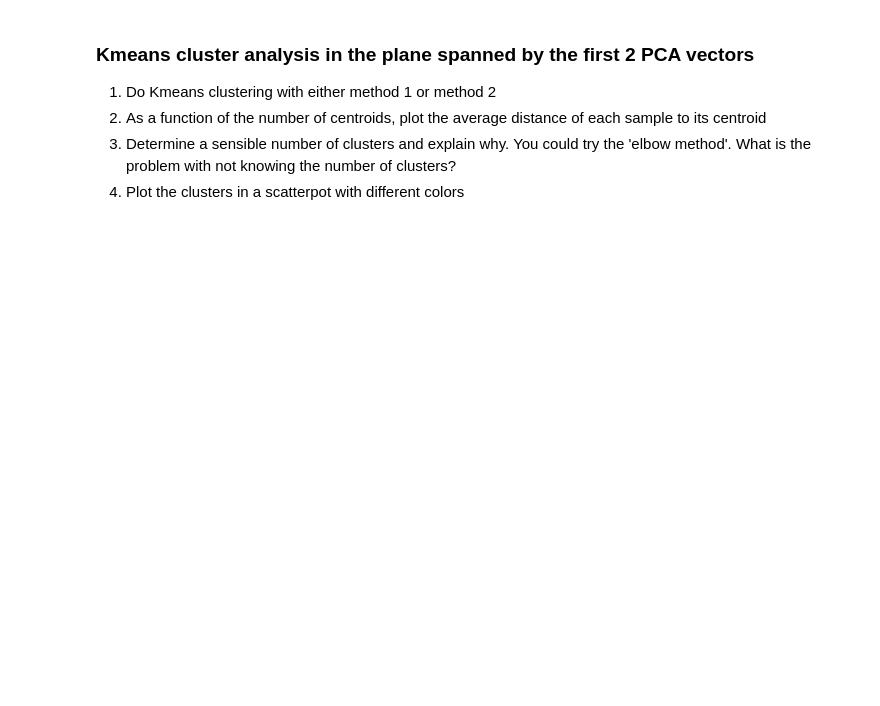
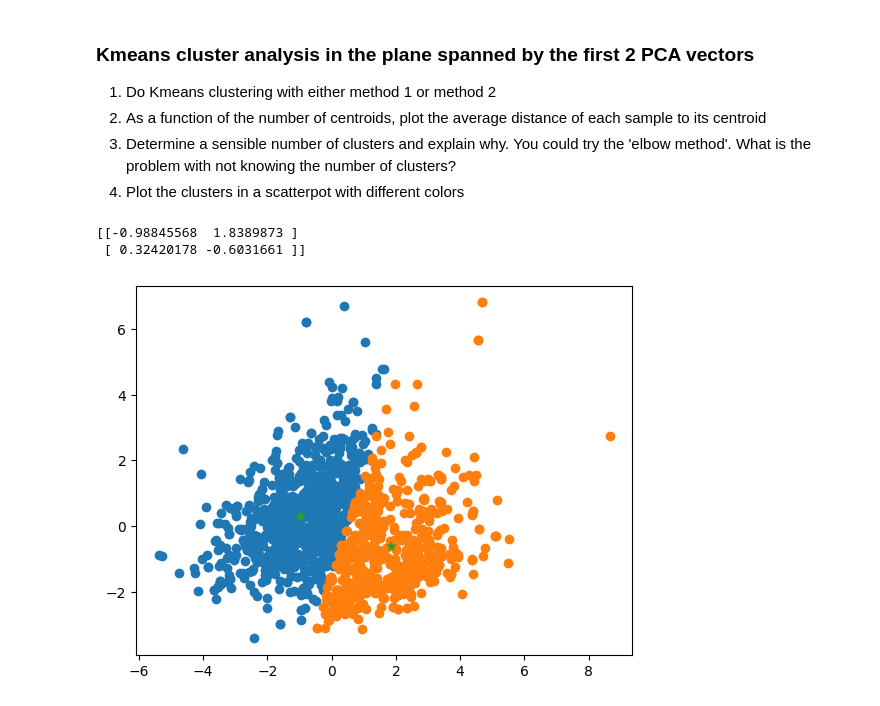
Before and after one commit to BenVigos/Machine-Learning, a Jupyter notebook: Assignment 3/Kmeans_assignment_2025_student.ipynb, the cells around one changed output. Saved outputs shown, nothing was run; the diff lists cells and outputs as text; code cells hidden in the pictures; blank space fills up the shorter version.

```diff
--- a/Assignment 3/Kmeans_assignment_2025_student.ipynb
+++ b/Assignment 3/Kmeans_assignment_2025_student.ipynb
@@ -266,4 +285,8 @@ from sklearn.decomposition import PCA
 </ol>
 # %%
 # Step 1:  Kmeans clustering
-...
+plotclusters(pca_X.T, 2)
+# %% [output]
+[[-0.98845568  1.8389873 ]
+ [ 0.32420178 -0.6031661 ]]
+[figure, added]
```
Also changed, not shown: parts of 16 cells of this notebook, 3 other files.
